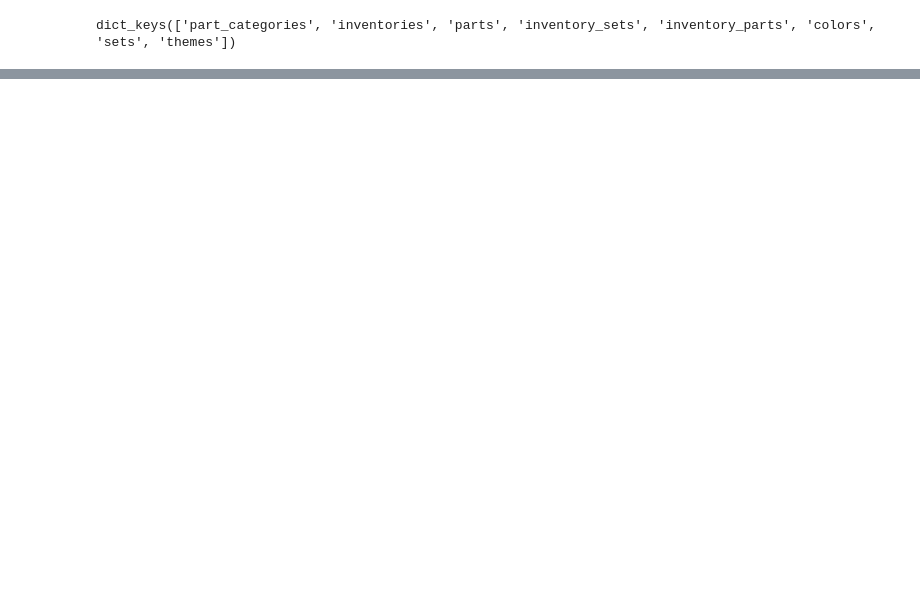
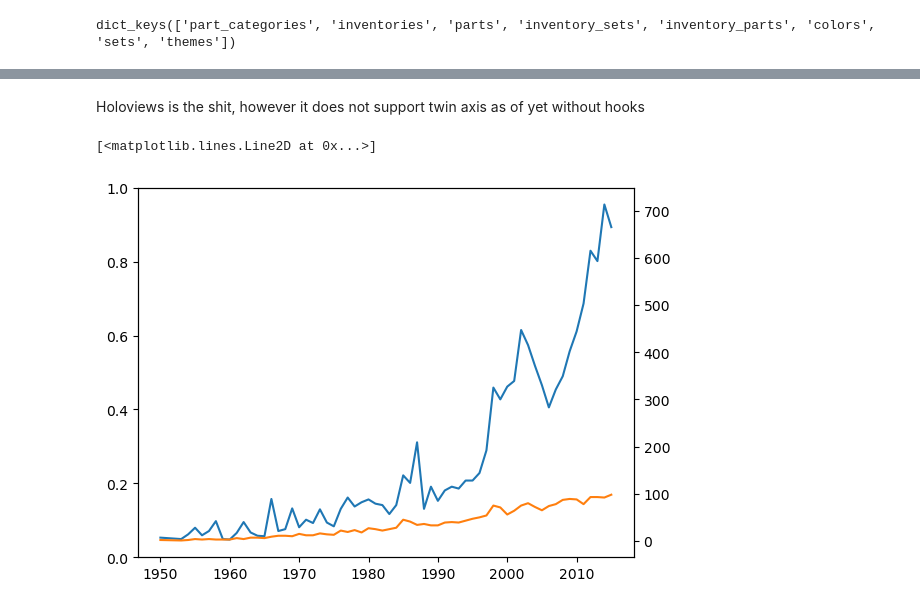
Before and after one commit to Clovin4/lego-my-eggo, a Jupyter notebook: notebooks/1.0-cal-initial-data-exploration.ipynb, the cells around one changed output, grey strips where cells are left out. Cells and saved outputs as stored; diff of their text form; code cells hidden in the pictures; blank space fills up the shorter version.

```diff
--- a/notebooks/1.0-cal-initial-data-exploration.ipynb
+++ b/notebooks/1.0-cal-initial-data-exploration.ipynb
@@ -59,0 +124,3 @@ array(['Baseplates', 'Bricks Printed', 'Bricks Sloped',
+# %%
+sets_by_year = sets.groupby('year').count()
+sets_by_year['set_num'].head()
@@ -59,0 +152,4 @@ array(['Baseplates', 'Bricks Printed', 'Bricks Sloped',
+# %%
+themes_by_year = sets.groupby('year').agg({'theme_id': pd.Series.nunique})
+themes_by_year.rename(columns={'theme_id': 'nr_themes'}, inplace=True)
+themes_by_year.head()
@@ -59,0 +185,11 @@ array(['Baseplates', 'Bricks Printed', 'Bricks Sloped',
+# %% [markdown]
+Holoviews is the shit, however it does not support twin axis as of yet without hooks
+# %%
+import matplotlib.pyplot as plt
+ax1 = plt.gca()
+ax2 = ax1.twinx()
+plt.plot(sets_by_year.set_num.iloc[:-2])
+plt.plot(themes_by_year.nr_themes.iloc[:-2])
+# %% [output]
+[<matplotlib.lines.Line2D at 0x...>]
+[figure, added]
```
Also changed, not shown: parts of 50 cells of this notebook.
